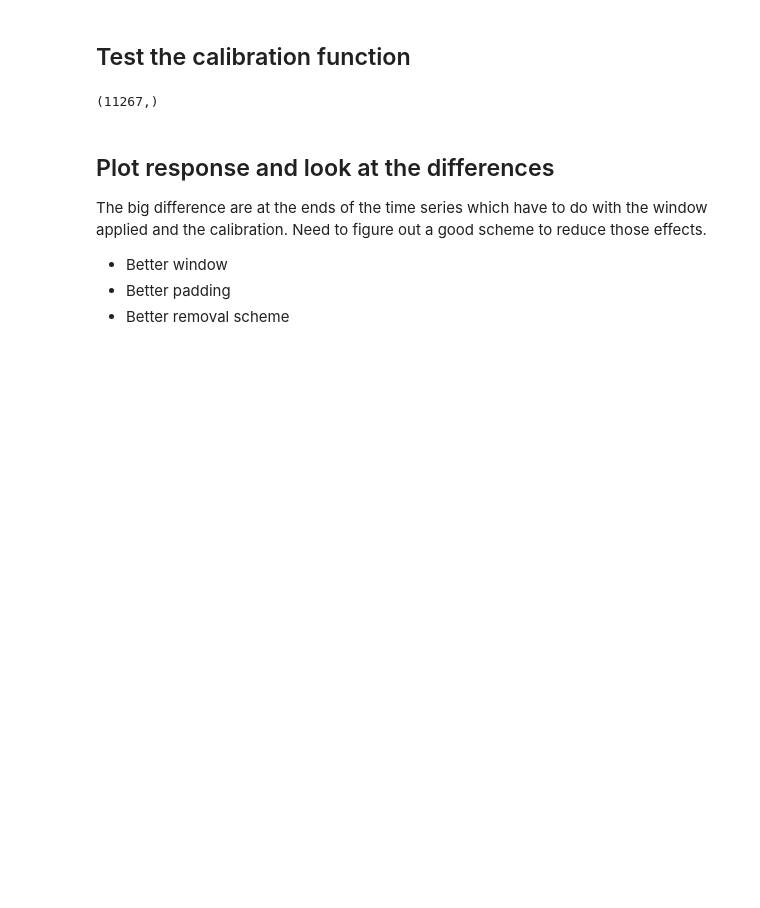
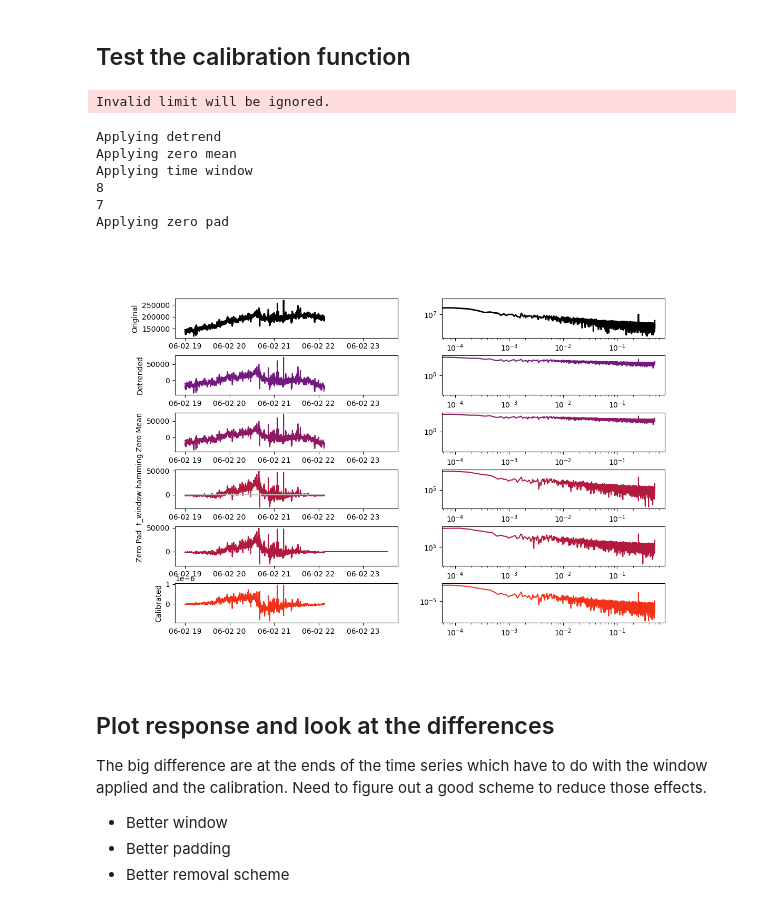
Before and after one commit to kujaku11/mth5, a Jupyter notebook: docs/examples/notebooks/remove_instrument_response_example.ipynb, the cells around one changed output. Drawn from its saved outputs; the diff is of its cells as text; code cells hidden in the pictures; blank space fills up the shorter version.

```diff
--- a/docs/examples/notebooks/remove_instrument_response_example.ipynb
+++ b/docs/examples/notebooks/remove_instrument_response_example.ipynb
@@ -229,9 +372,15 @@ def remove_instrument_response(channel_obj, zero_pad=False, window=None, window_
 # %% [markdown]
 ## Test the calibration function
 # %%
-calibrated_ex = remove_instrument_response(exts, window="kaiser", window_params={"beta":5})
-print(calibrated_ex.shape)
+calibrated_ex = remove_instrument_response(exts, zero_mean=True, detrend=True, pad=True, t_window="hamming", t_window_params={}, plot=True)
 # %% [output]
-(11267,)
+Invalid limit will be ignored.
+Applying detrend
+Applying zero mean
+Applying time window
+8
+7
+Applying zero pad
+[figure, added]
 # %%
 # apply a bandpass otherwise low frequencies get blown up
```
Also changed, not shown: parts of 19 cells of this notebook, 2 other files.
